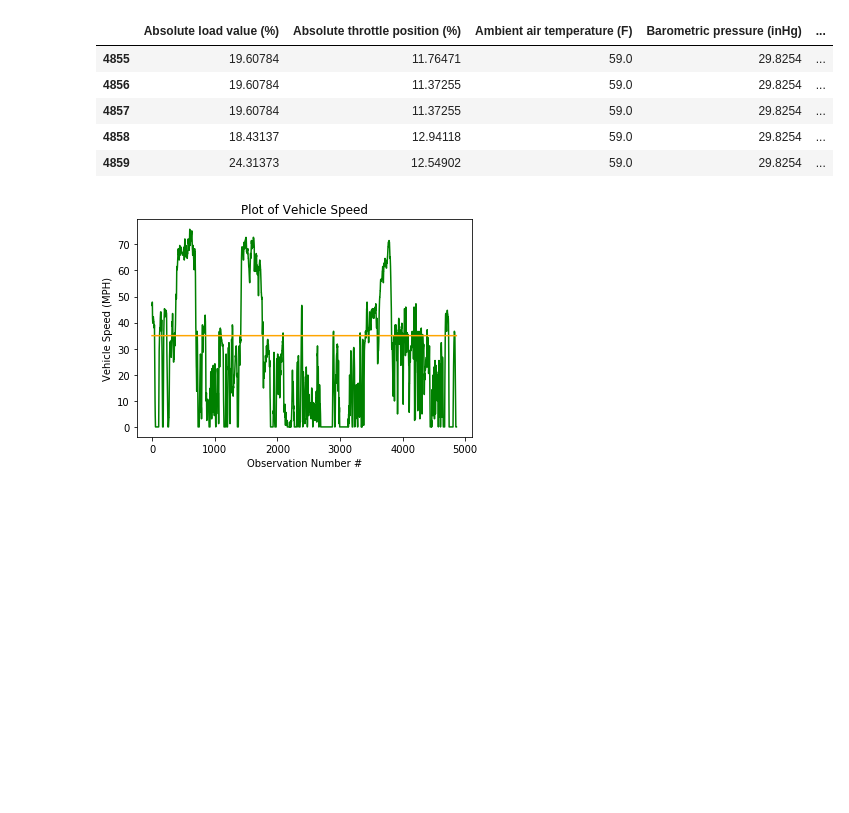
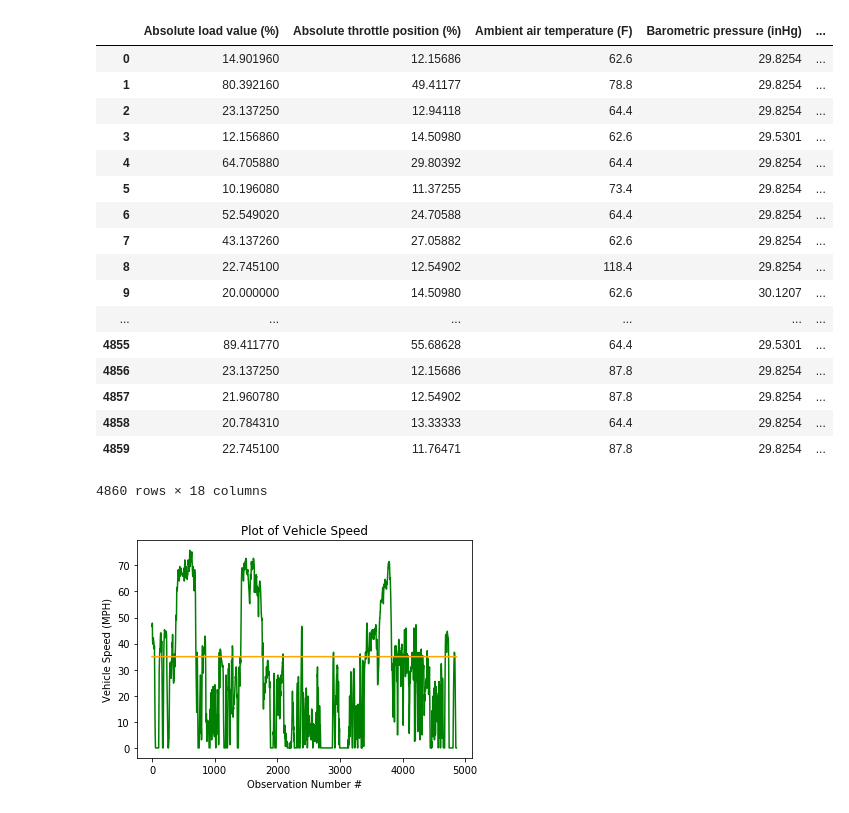
Before and after one commit to ericksiavichay/CS-229A-Final-Project, a Jupyter notebook: modelNotebook.ipynb, the cells around one changed output. Cells and saved outputs as stored; diff of their text form; code cells hidden in the pictures; blank space fills up the shorter version.

```diff
--- a/modelNotebook.ipynb
+++ b/modelNotebook.ipynb
@@ -48,32 +52,49 @@ dataset = raw_dataset.copy()
 
 #remove whitespace in front of column name
 dataset.columns = dataset.columns.str.lstrip()
+# %%
+# Global parameters
+max_num = 45
+seed = 9
+numEpochs = 500
 # %%
 #To-do: consider experimenting what happens when you remove it.
 #if the maxNum = 45, there are ___1788___ obs whose MPG > 45
 
 #a function that rounds down any value above 45 to 45.
 #39 is the avg highway IFE. we then choose the number 45.
 #see our doc/write up for more info?
-def set_max_instant_fuel_eco(dataset, max_Num):
-#    count = 0
+
+def set_max_ifo(dataset, max_num):
+    #    count = 0
     copy = dataset.copy()
     for i in range(len(dataset.index)):
         if dataset.iloc[i, len(dataset.columns) - 1] > max_Num:
 #            count += 1
             copy.iloc[i, len(dataset.columns) - 1] = max_Num
 #    print(count)
     return copy
-max_Num = 45
-maxed_dataset = set_max_instant_fuel_eco(dataset, max_Num)
-maxed_dataset.tail() #check what the data table looks like
+maxed_dataset = set_max_ifo(dataset, max_num)
+maxed_dataset.sample(frac=1).reset_index(drop=True)
 # %% [output]
 |  | Absolute load value (%) | Absolute throttle position (%) | Ambient air temperature (F) | Barometric pressure (inHg) | ... |
-| 4855 | 19.60784 | 11.76471 | 59.0 | 29.8254 | ... |
-| 4856 | 19.60784 | 11.37255 | 59.0 | 29.8254 | ... |
-| 4857 | 19.60784 | 11.37255 | 59.0 | 29.8254 | ... |
-| 4858 | 18.43137 | 12.94118 | 59.0 | 29.8254 | ... |
-| 4859 | 24.31373 | 12.54902 | 59.0 | 29.8254 | ... |
+| 0 | 14.901960 | 12.15686 | 62.6 | 29.8254 | ... |
+| 1 | 80.392160 | 49.41177 | 78.8 | 29.8254 | ... |
+| 2 | 23.137250 | 12.94118 | 64.4 | 29.8254 | ... |
+| 3 | 12.156860 | 14.50980 | 62.6 | 29.5301 | ... |
+| 4 | 64.705880 | 29.80392 | 64.4 | 29.8254 | ... |
+| 5 | 10.196080 | 11.37255 | 73.4 | 29.8254 | ... |
+| 6 | 52.549020 | 24.70588 | 64.4 | 29.8254 | ... |
+| 7 | 43.137260 | 27.05882 | 62.6 | 29.8254 | ... |
+| 8 | 22.745100 | 12.54902 | 118.4 | 29.8254 | ... |
+| 9 | 20.000000 | 14.50980 | 62.6 | 30.1207 | ... |
+| ... | ... | ... | ... | ... | ... |
+| 4855 | 89.411770 | 55.68628 | 64.4 | 29.5301 | ... |
+| 4856 | 23.137250 | 12.15686 | 87.8 | 29.8254 | ... |
+| 4857 | 21.960780 | 12.54902 | 87.8 | 29.8254 | ... |
+| 4858 | 20.784310 | 13.33333 | 64.4 | 29.8254 | ... |
+| 4859 | 22.745100 | 11.76471 | 87.8 | 29.8254 | ... |
+4860 rows × 18 columns
 # %%
 #Plotting a histograph to see distribution of Vehicle speed (MPH)
 #sns.distplot(maxedDataSet['Vehicle speed (MPH)']);
```
Also changed, not shown: parts of 21 cells of this notebook.
